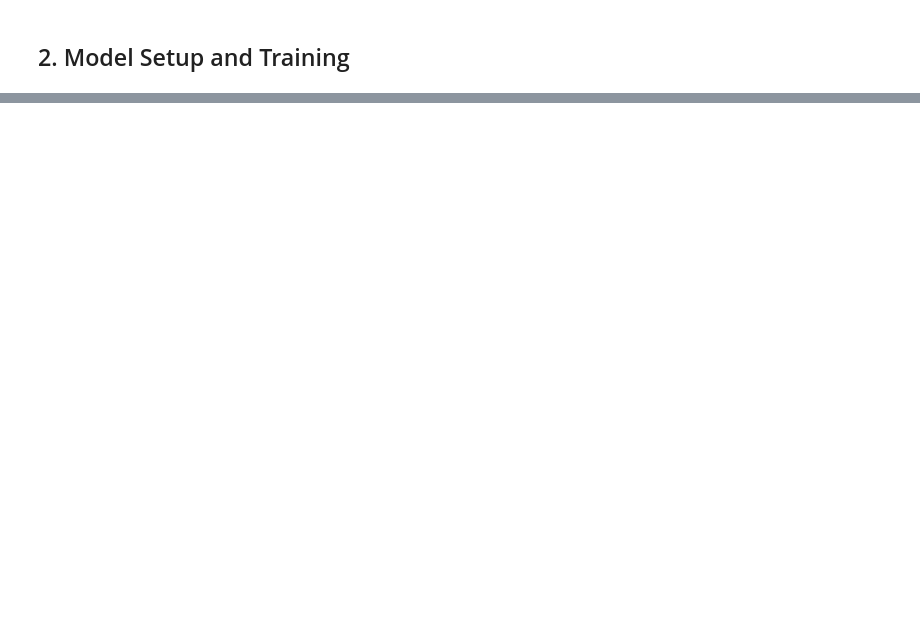
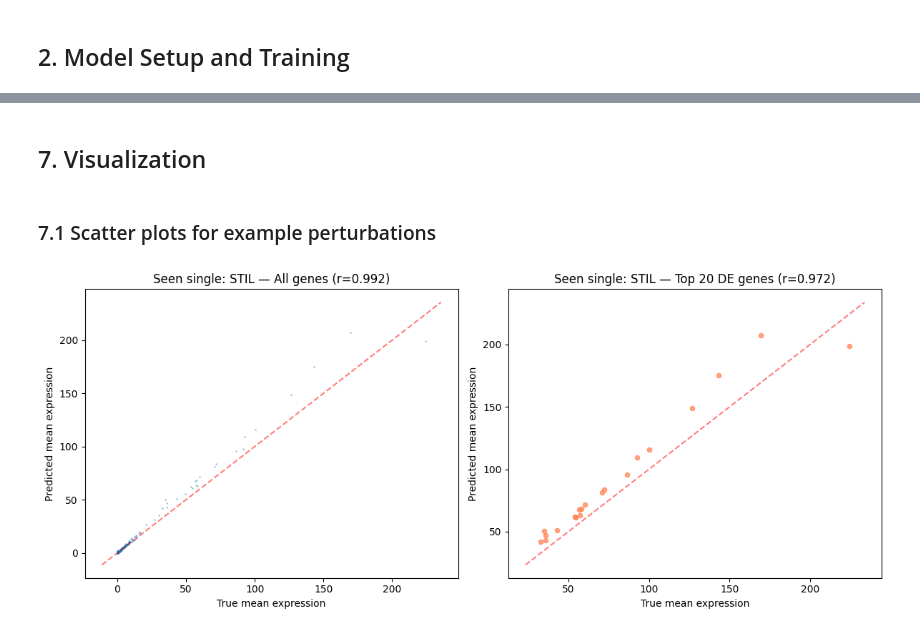
Before and after one commit to Lotfollahi-lab/CellDISECT, a Jupyter notebook: docs/source/tutorials/CellDISECT_Perturbation.ipynb, the cells around one changed output, grey strips where cells are left out. Saved outputs shown, nothing was run; the diff lists cells and outputs as text; code cells hidden in the pictures; blank space fills up the shorter version.

```diff
--- a/docs/source/tutorials/CellDISECT_Perturbation.ipynb
+++ b/docs/source/tutorials/CellDISECT_Perturbation.ipynb
@@ -87,2 +337,5 @@ print(f"Held-out perturbation: {holdout_pert}")
+# %%
+adata_train.uns['pert_embeddings'] = gene_embeddings
+adata_eval.uns['pert_embeddings'] = gene_embeddings
 # %% [markdown]
 ## 2. Model Setup and Training
@@ -269,0 +403,2 @@ In this tutorial we demonstrated:
+# %%
+model.train(**train_dict, plan_kwargs=plan_kwargs, )
@@ -269,0 +686,46 @@ In this tutorial we demonstrated:
+# %% [markdown]
+## 7. Visualization
+# %%
+def plot_prediction_scatter(x_pred, x_true, x_ctrl, title='', top_n_de=20):
+    """Scatter plot of predicted vs true mean expression."""
+    pred_mean = x_pred.numpy().mean(0) if hasattr(x_pred, 'numpy') else np.asarray(x_pred).mean(0)
+    true_mean = x_true.numpy().mean(0) if hasattr(x_true, 'numpy') else np.asarray(x_true).mean(0)
+    ctrl_mean = x_ctrl.numpy().mean(0) if hasattr(x_ctrl, 'numpy') else np.asarray(x_ctrl).mean(0)
+
+    delta_true = true_mean - ctrl_mean
+    de_idx = np.argsort(-np.abs(delta_true))[:top_n_de]
+
+    fig, axes = plt.subplots(1, 2, figsize=(12, 5))
+
+    r_all, _ = pearsonr(pred_mean, true_mean)
+    axes[0].scatter(true_mean, pred_mean, s=1, alpha=0.3)
+    axes[0].set_xlabel('True mean expression')
+    axes[0].set_ylabel('Predicted mean expression')
+    axes[0].set_title(f'{title} — All genes (r={r_all:.3f})')
+    lims = [min(axes[0].get_xlim()[0], axes[0].get_ylim()[0]),
+            max(axes[0].get_xlim()[1], axes[0].get_ylim()[1])]
+    axes[0].plot(lims, lims, 'r--', alpha=0.5)
+
+    r_de, _ = pearsonr(pred_mean[de_idx], true_mean[de_idx])
+    axes[1].scatter(true_mean[de_idx], pred_mean[de_idx], s=20, alpha=0.7, c='coral')
+    axes[1].set_xlabel('True mean expression')
+    axes[1].set_ylabel('Predicted mean expression')
+    axes[1].set_title(f'{title} — Top {top_n_de} DE genes (r={r_de:.3f})')
+    lims = [min(axes[1].get_xlim()[0], axes[1].get_ylim()[0]),
+            max(axes[1].get_xlim()[1], axes[1].get_ylim()[1])]
+    axes[1].plot(lims, lims, 'r--', alpha=0.5)
+
+    plt.tight_layout()
+    plt.show()
+# %% [markdown]
+### 7.1 Scatter plots for example perturbations
+# %%
+# Seen single-gene perturbation
+seen_singles_eval = [p for p in seen_eval_perts if DELIMITER not in p]
+if seen_singles_eval:
+    pert = seen_singles_eval[0]
+    x_c, x_t, x_p = results[pert]
+    if x_t is not None:
+        plot_prediction_scatter(x_p, x_t, x_c, title=f'Seen single: {pert}')
+# %% [output]
+[figure, added]
```
Also changed, not shown: parts of 79 cells of this notebook.
